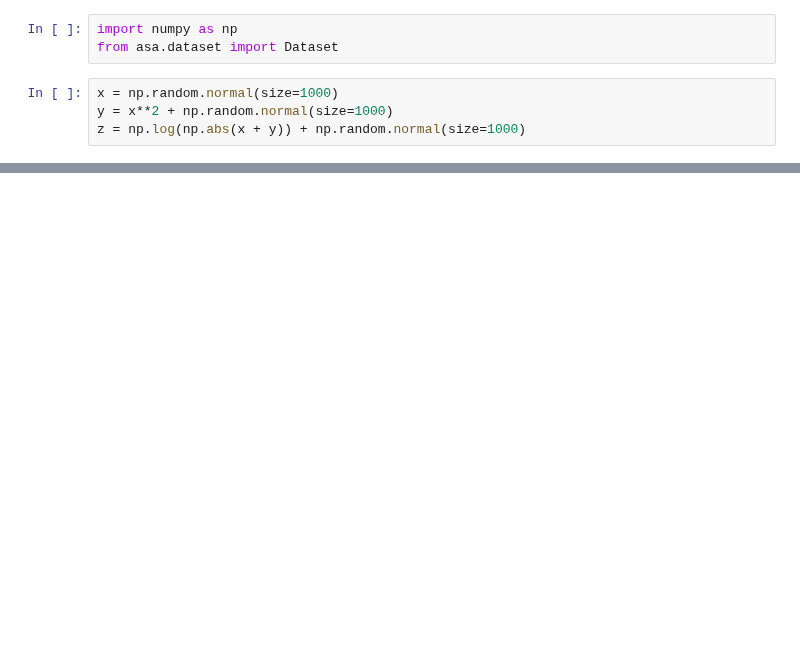
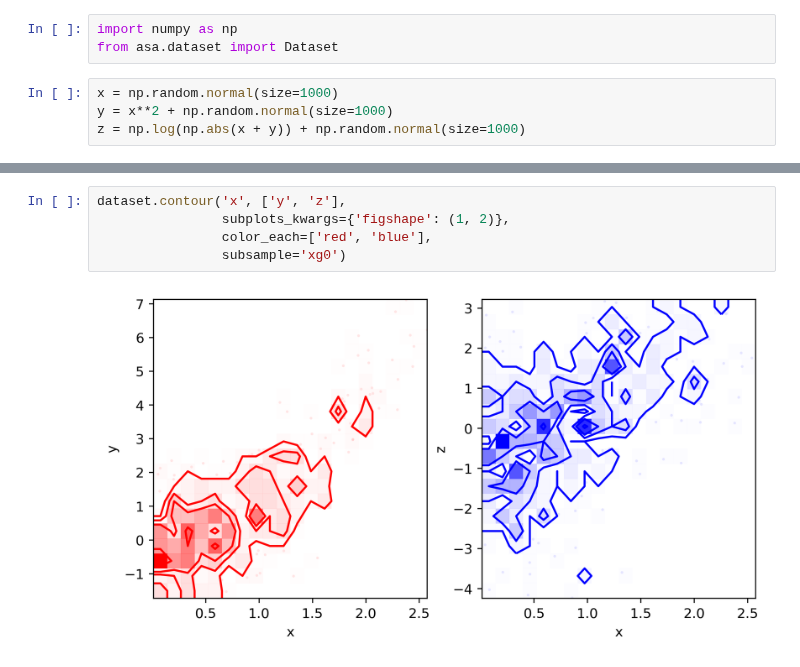
Before and after one commit to astro-jingtao/astro_statistics_assistant, a Jupyter notebook: example/contour_plot.ipynb, the cells around one changed output, grey strips where cells are left out. Drawn from its saved outputs; the diff is of its cells as text; blank space fills up the shorter version.

Commit message:
subsample can be a value name

```diff
--- a/example/contour_plot.ipynb
+++ b/example/contour_plot.ipynb
@@ -31,3 +27,10 @@ dataset.contour('x', ['y', 'z'],
+# %%
+dataset.contour('x', ['y', 'z'],
+                subplots_kwargs={'figshape': (1, 2)},
+                color_each=['red', 'blue'],
+                subsample='xg0')
+# %% [output]
+[figure, added]
 # %%
 dataset.contour('x', ['y', 'z'],
                 subplots_kwargs={'figshape': (1, 2)},
```
Also changed, not shown: parts of 8 cells of this notebook, 1 other file.
